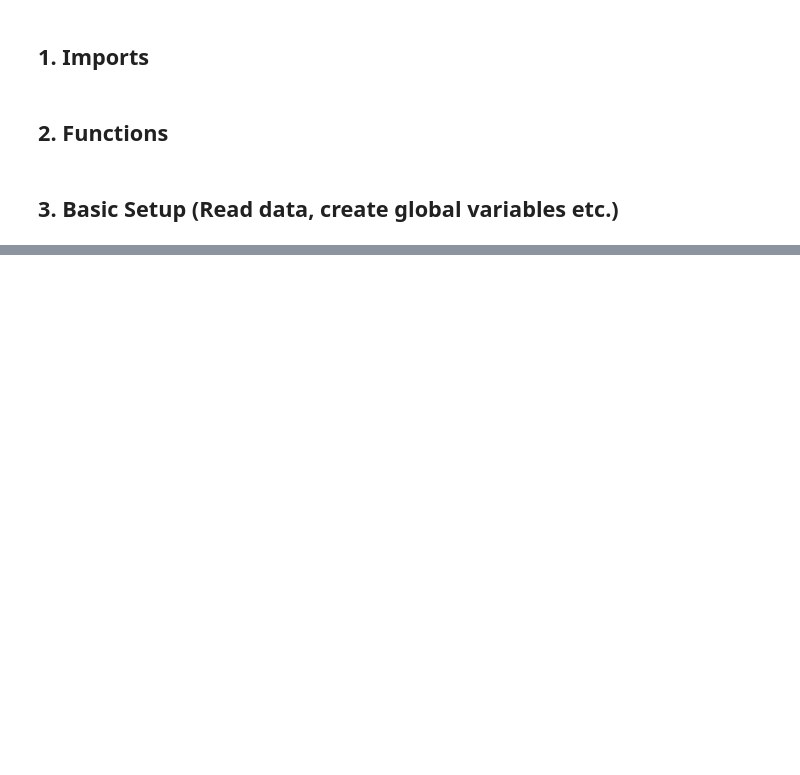
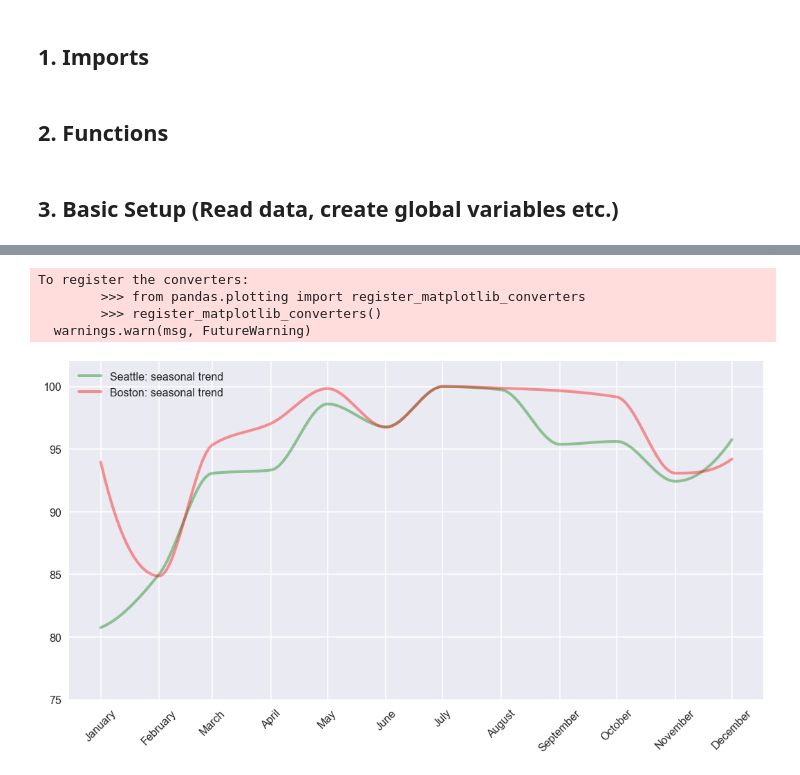
Before and after one commit to WarwickR92/Airbnb-Market-Analysis, a Jupyter notebook: Data_Processing (Prepare Data).ipynb, the cells around one changed output, grey strips where cells are left out. Saved outputs shown, nothing was run; the diff lists cells and outputs as text; code cells hidden in the pictures; blank space fills up the shorter version.

```diff
--- a/Data_Processing (Prepare Data).ipynb
+++ b/Data_Processing (Prepare Data).ipynb
@@ -128,0 +169,18 @@ plt.tight_layout()
+# %%
+# Prepare the Boston Data
+# Interpolate the data to fill missing days for each property
+Boston_Int = Boston_Cal_clean.groupby(['date','listing_id']).mean().unstack(level=1).interpolate().ffill().bfill()
+
+# Take the average value across all of the properties
+Boston_ACPD = pd.DataFrame(Boston_Int.median(axis=1), columns=['Price ($)'])
+
+# Calculate the cost per month across all properties
+Boston_CPM = Boston_ACPD.resample('M').sum().round()
+
+# Drop the last month as it's not complete
+Boston_CPM = Boston_CPM.iloc[1:-1,:]
+
+# Normalise the data
+Boston_CPM = Boston_CPM/Boston_CPM.max()*100
+
+Boston_CPM.head()
@@ -128,0 +195,50 @@ plt.tight_layout()
+# %%
+# Plot both of the trends over a year to see how they change
+fig, ax = plt.subplots(figsize=(18,9))
+
+# plt.suptitle("Seattle Vs Boston | Seasonal Trend | Listing prices", y = 0.98, fontsize=18)
+
+# Set the axis to the same year for the purpose of comparison
+Seattle_CPM = Seattle_CPM.set_index(pd.DatetimeIndex(
+                                    [date(2017, x.month, 28).strftime("%Y-%m-%d") for x in Seattle_CPM.index]))
+Boston_CPM = Boston_CPM.set_index(pd.DatetimeIndex(
+                                    [date(2017, x.month, 28).strftime("%Y-%m-%d") for x in Boston_CPM.index]))
+
+# Plot both of the seasonal trends onto a graph
+plot_line(Seattle_CPM.resample('1D').interpolate('pchip'), ax, 'green', alpha=.4, ls='-', lw=4, label='Seattle: seasonal trend')
+plot_line(Boston_CPM.resample('1D').interpolate('pchip'), ax, 'red', alpha=.4, ls='-', lw=4, label='Boston: seasonal trend')
+
+# Set the x-labels and y limits
+x_ticks = pd.to_datetime(Seattle_CPM.index)
+
+x_pos = [pd.to_datetime(Seattle_CPM.index[2])] \
+        + list(Seattle_CPM.index[1:-1]) \
+        + [pd.to_datetime(['2019-12-28'])]
+
+ax.set_xticklabels([pd.to_datetime(x).strftime('%B') for x in x_ticks],
+                   rotation=45,
+                   fontsize=15)
+ax.set_xticks(x_ticks)
+
+for tick in ax.xaxis.get_major_ticks():
+    tick.label.set_fontsize(16)
+
+for tick in ax.yaxis.get_major_ticks():
+    tick.label.set_fontsize(16)
+
+ax.set_ylim(75, 102)
+ax.tick_params(axis="y")
+
+# Plots the Legend
+h1, l1 = ax.get_legend_handles_labels()
+ax.legend(loc=2, frameon=False)
+
+# Removes spines and changes layout to tight
+ax.spines['top'].set_visible(False)
+ax.spines['right'].set_visible(False)
+# %% [output]
+To register the converters:
+        >>> from pandas.plotting import register_matplotlib_converters
+        >>> register_matplotlib_converters()
+  warnings.warn(msg, FutureWarning)
+[figure, added]
```
Also changed, not shown: parts of 52 cells of this notebook, 4 other files.
